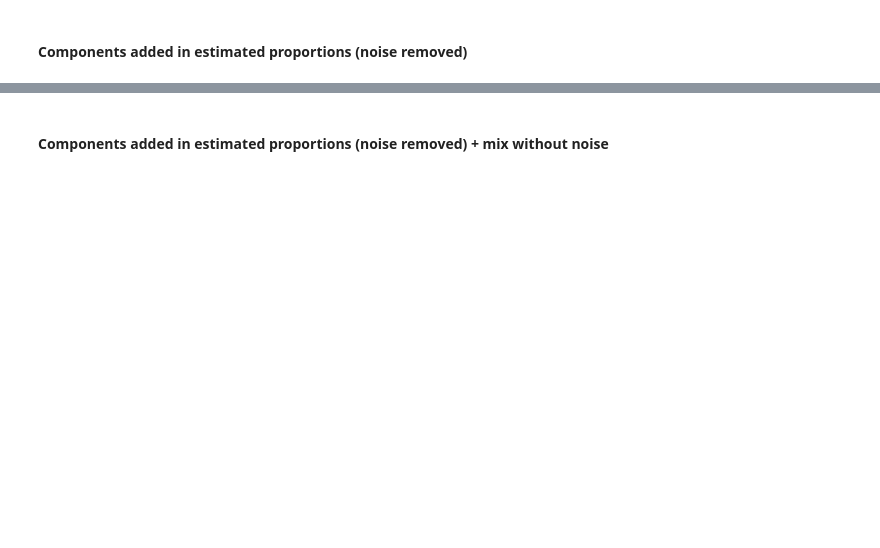
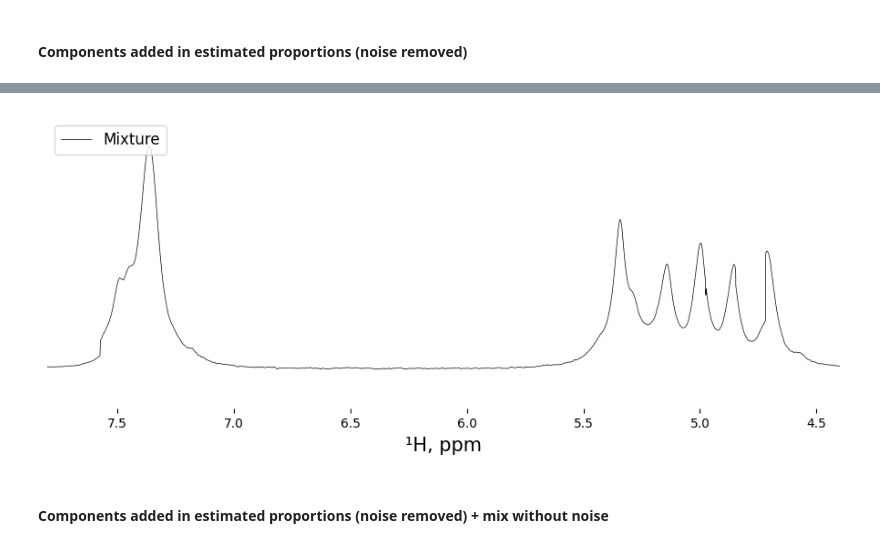
Before and after one commit to BDomzal/magnetstein_data, a Jupyter notebook: spectra_visualisation.ipynb, the cells around one changed output, grey strips where cells are left out. Cells and saved outputs as stored; diff of their text form; code cells hidden in the pictures; blank space fills up the shorter version.

```diff
--- a/spectra_visualisation.ipynb
+++ b/spectra_visualisation.ipynb
@@ -263,2 +126,18 @@ fig.tight_layout()
+# %%
+mix_without_noise = get_mix_without_noise(mix, estimation_vis)
+#mix_without_noise = get_intensities(mix_without_noise)
+# %%
+plot_mixture(
+                mix_without_noise,
+                nr_of_experiment,
+                COMPONENTS_DICTIONARY,
+                XLIMS_LOWER_COMP,
+                XLIMS_UPPER_COMP,
+                YLIMS_LOWER_COMP,
+                YLIMS_UPPER_COMP,
+                path_to_save=None
+                )
+# %% [output]
+[figure, added]
 # %% [markdown]
 #### Components added in estimated proportions (noise removed) + mix without noise
```
Also changed, not shown: parts of 32 cells of this notebook, 2 other files.
